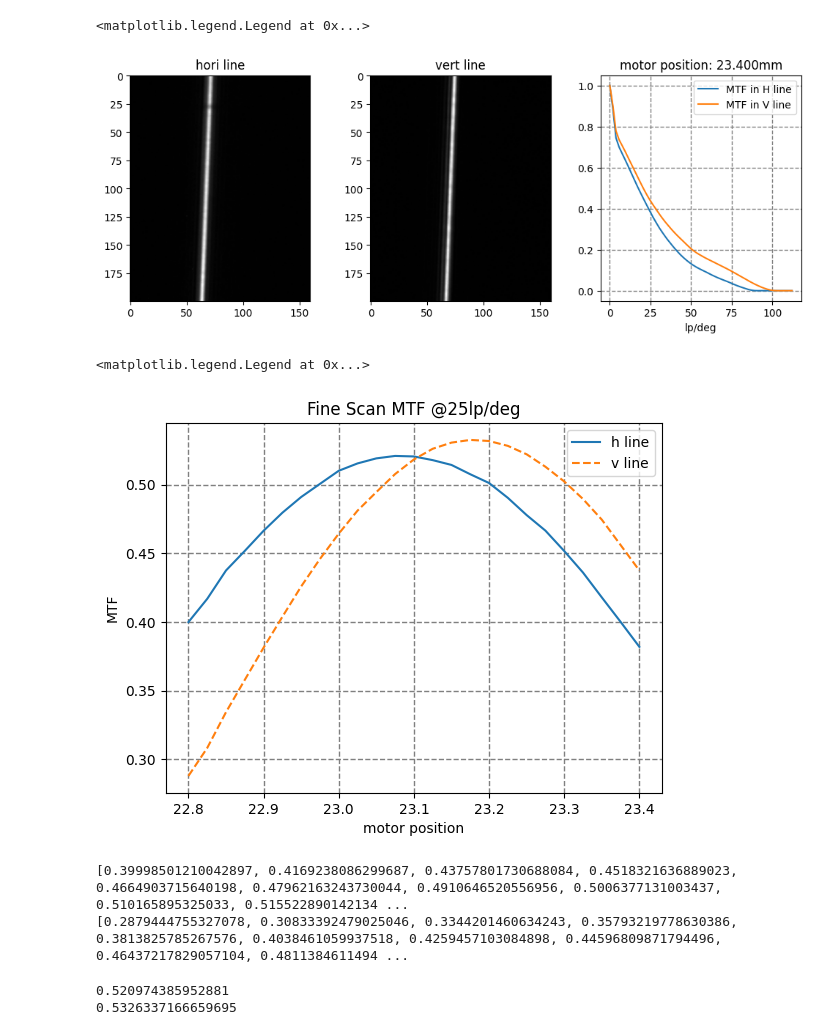
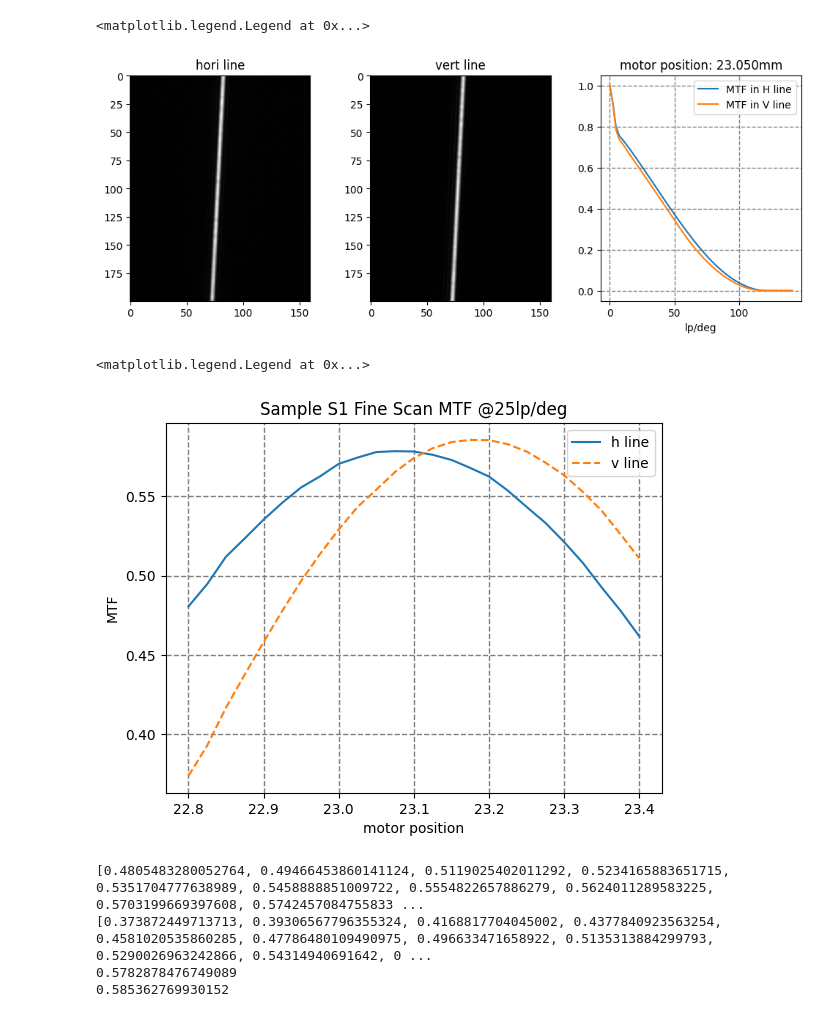
Before and after one commit to lucaswewa/mtf, a Jupyter notebook: mtf_book-0803-Integrated.ipynb, the cells around one changed output. Drawn from its saved outputs; the diff is of its cells as text; code cells hidden in the pictures.

```diff
--- a/mtf_book-0803-Integrated.ipynb
+++ b/mtf_book-0803-Integrated.ipynb
@@ -171,7 +171,7 @@ def step9_get_mtf(lsf, nn2, del2):
     nn2out=nn_2_out # for smartmtf
     efl = 60
     px = 3.45
-    # px=2.75
+    px=2.74
 
     lppd = px/efl/1000 * 180/3.14159
 
@@ -559,16 +870,16 @@ def thru_focus(index, freq, files):
     }
     return result
 # %%
-
+# display ROIs
 t_focus_d = []
 t_focus_h = []
 t_focus_v = []
 
 freq_numbers = 60
 freqency = 25
-idx = 24
+idx = 10
 
-res = thru_focus(idx, freqency, fine_scan_files)
+res = thru_focus(idx, freqency, mirror_fine_scan_files)
 # print(res["title"][0:-2], res["mtf_h"], res["mtf_v"])
 # t_focus_d.append(float(res["title"][0:-2]))
 # t_focus_h.append(res["mtf_h"])
@@ -590,44 +901,31 @@ axes[2].grid(color='gray', linestyle='--', linewidth=1)
 axes[2].legend()
 # %% [output]
 <matplotlib.legend.Legend at 0x...>
-[figure, old version]
+[figure, new version]
 # %%
-
+# Sample S1 thru-focus fine scan
 t_focus_d = []
 t_focus_h = []
 t_focus_v = []
 
 freq_numbers = 60
 freqency = 25
-idx = 18
 
 for idx in range(len(fine_scan_files)):
     res = thru_focus(idx, freqency, fine_scan_files)
     # print(res["title"][0:-2], res["mtf_h"], res["mtf_v"])
     t_focus_d.append(float(res["title"][0:-2]))
     t_focus_h.append(res["mtf_h"])
     t_focus_v.append(res["mtf_v"])
 
 # plot thrufocus
 plt.grid(color="gray", linestyle="--", linewidth=1)
 plt.plot(t_focus_d, t_focus_h, label="h line", linestyle="-")
 plt.plot(t_focus_d, t_focus_v, label="v line", linestyle="--")
 plt.xlabel("motor position")
 plt.ylabel("MTF")
-plt.title("Fine Scan MTF @25lp/deg")
+plt.title("Sample S1 Fine Scan MTF @25lp/deg")
 plt.legend()
 # %% [output]
 <matplotlib.legend.Legend at 0x...>
-[figure, old version]
+[figure, new version]
-# %%
-print(t_focus_h)
-print(t_focus_v)
-# %% [output]
-[0.39998501210042897, 0.4169238086299687, 0.43757801730688084, 0.4518321636889023, 0.4664903715640198, 0.47962163243730044, 0.4910646520556956, 0.5006377131003437, 0.510165895325033, 0.515522890142134 ...
-[0.2879444755327078, 0.30833392479025046, 0.3344201460634243, 0.35793219778630386, 0.3813825785267576, 0.4038461059937518, 0.4259457103084898, 0.44596809871794496, 0.46437217829057104, 0.4811384611494 ...
-# %%
-print(t_focus_h[11])
-print(t_focus_v[15])
-# %% [output]
-0.520974385952881
-0.5326337166659695
@@ -638,0 +932,16 @@ motor_diff = 0.1
+# %%
+# Sample S1 Stats
+print(t_focus_h)
+print(t_focus_v)
+print(t_focus_h[11])
+print(t_focus_v[15])
+
+vid_h=30.245
+vid_v=38.384
+
+motor_diff = 0.1
+# %% [output]
+[0.4805483280052764, 0.49466453860141124, 0.5119025402011292, 0.5234165883651715, 0.5351704777638989, 0.5458888851009722, 0.5554822657886279, 0.5624011289583225, 0.5703199669397608, 0.5742457084755833 ...
+[0.373872449713713, 0.39306567796355324, 0.4168817704045002, 0.4377840923563254, 0.4581020535860285, 0.47786480109490975, 0.496633471658922, 0.5135313884299793, 0.5290026963242866, 0.54314940691642, 0 ...
+0.5782878476749089
+0.585362769930152
```
Also changed, not shown: parts of 11 cells of this notebook.
